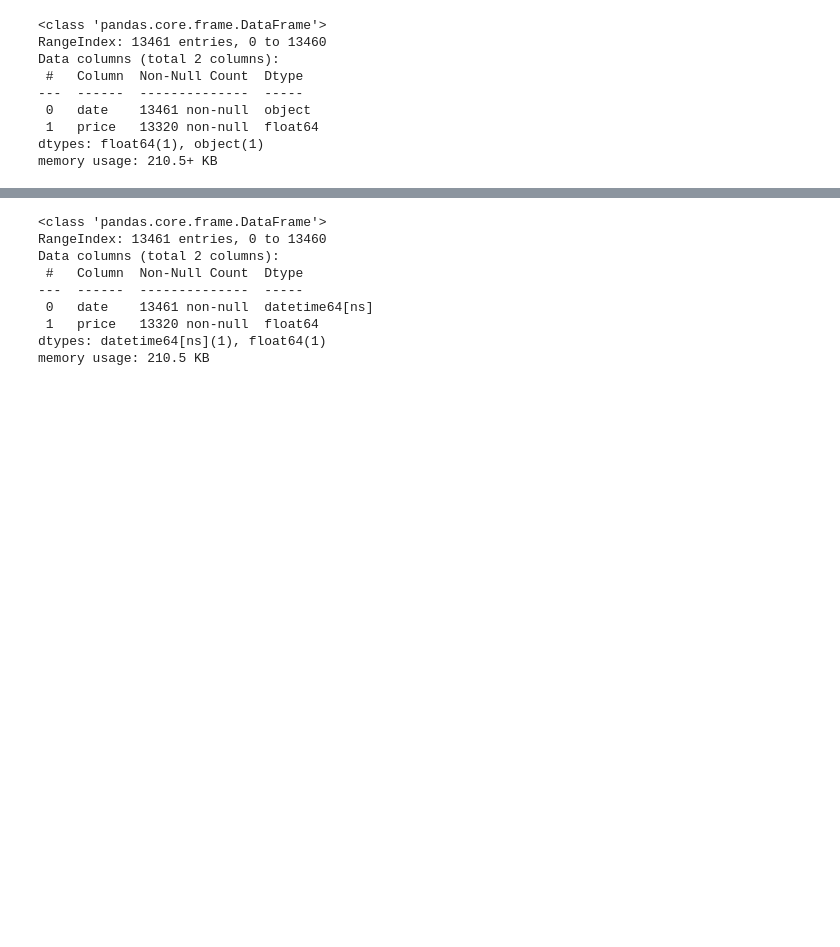
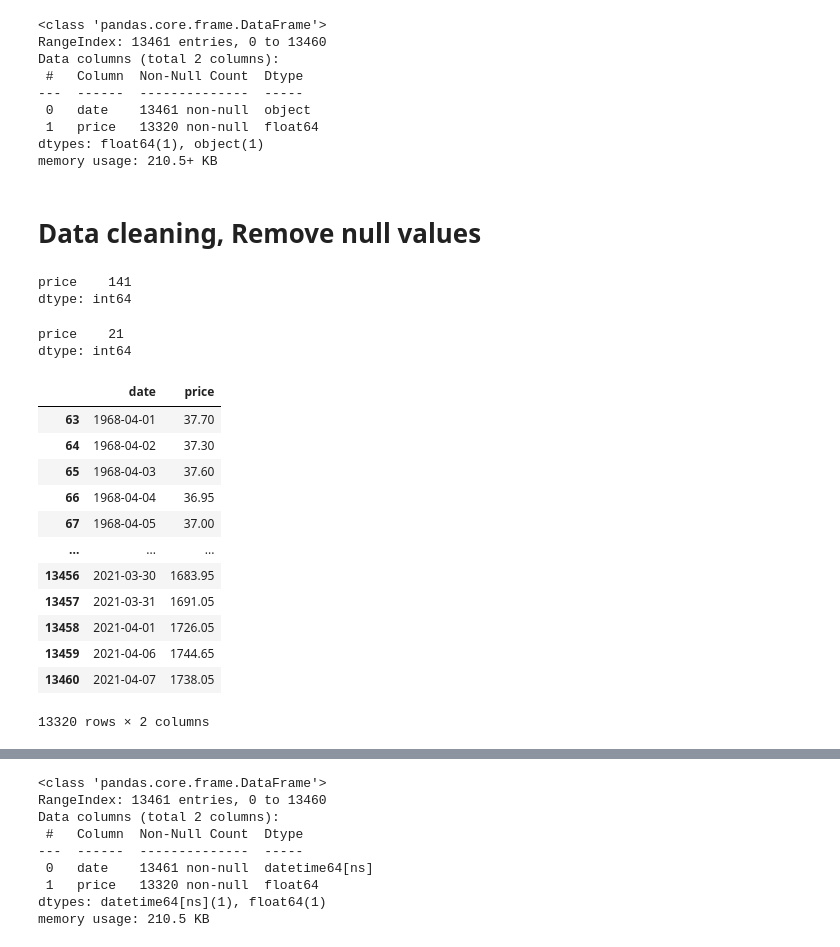
Before and after one commit to dspencer80/gold_silver, a Jupyter notebook: Gold VS Silver.ipynb, the cells around one changed output, grey strips where cells are left out. Cells and saved outputs as stored; diff of their text form; code cells hidden in the pictures; blank space fills up the shorter version.

```diff
--- a/Gold VS Silver.ipynb
+++ b/Gold VS Silver.ipynb
@@ -42,3 +42,31 @@ Data columns (total 2 columns):
  1   price   13320 non-null  float64
 dtypes: float64(1), object(1)
 memory usage: 210.5+ KB
+# %% [markdown]
+# Data cleaning, Remove null values
+# %%
+df.isnull().sum()
+# %% [output]
+price    141
+dtype: int64
+# %%
+df2.isnull().sum()
+# %% [output]
+price    21
+dtype: int64
+# %%
+df.dropna(axis = 0)
+# %% [output]
+|  | date | price |
+| 63 | 1968-04-01 | 37.70 |
+| 64 | 1968-04-02 | 37.30 |
+| 65 | 1968-04-03 | 37.60 |
+| 66 | 1968-04-04 | 36.95 |
+| 67 | 1968-04-05 | 37.00 |
+| ... | ... | ... |
+| 13456 | 2021-03-30 | 1683.95 |
+| 13457 | 2021-03-31 | 1691.05 |
+| 13458 | 2021-04-01 | 1726.05 |
+| 13459 | 2021-04-06 | 1744.65 |
+| 13460 | 2021-04-07 | 1738.05 |
+13320 rows × 2 columns
```
Also changed, not shown: parts of 18 cells of this notebook.
